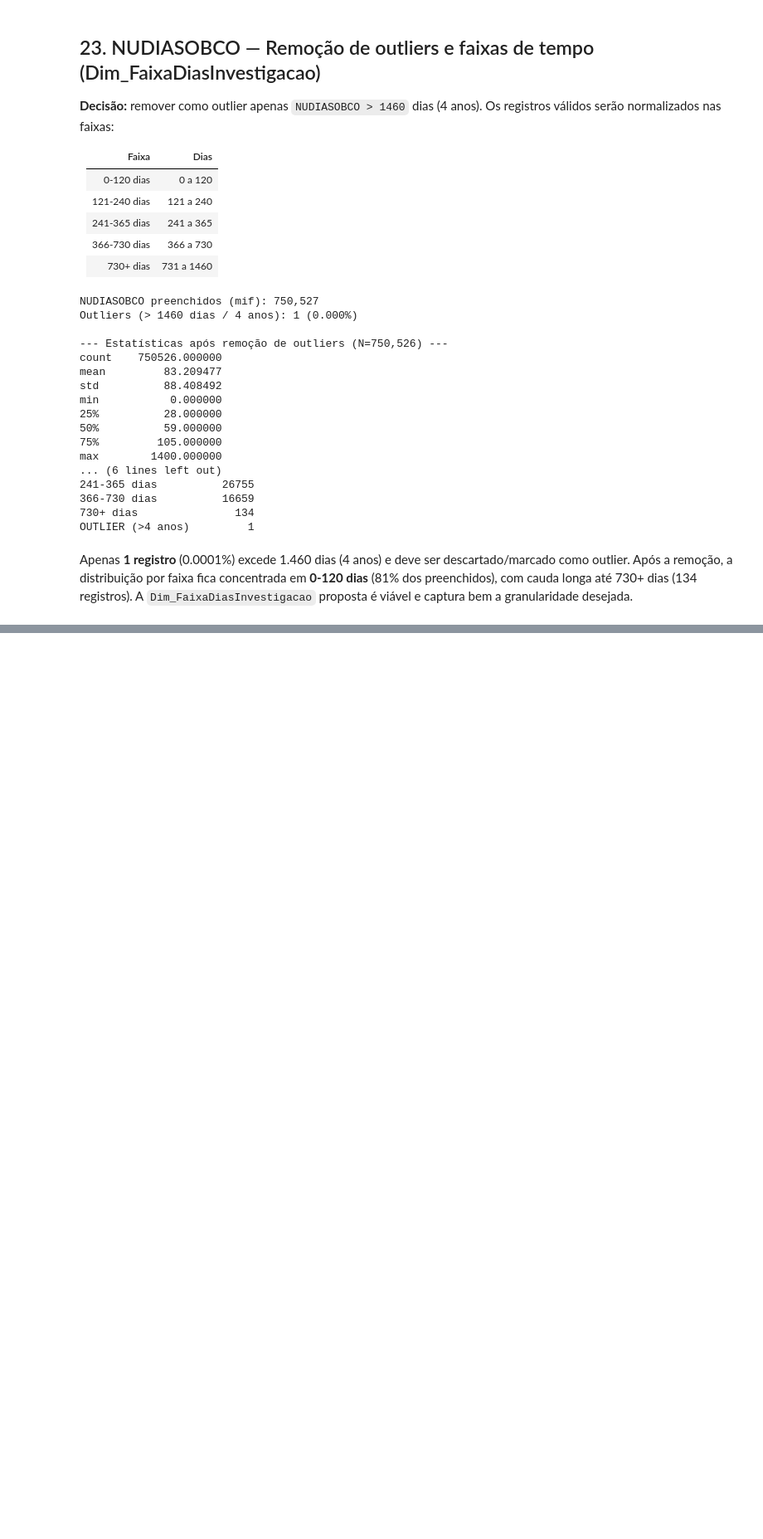
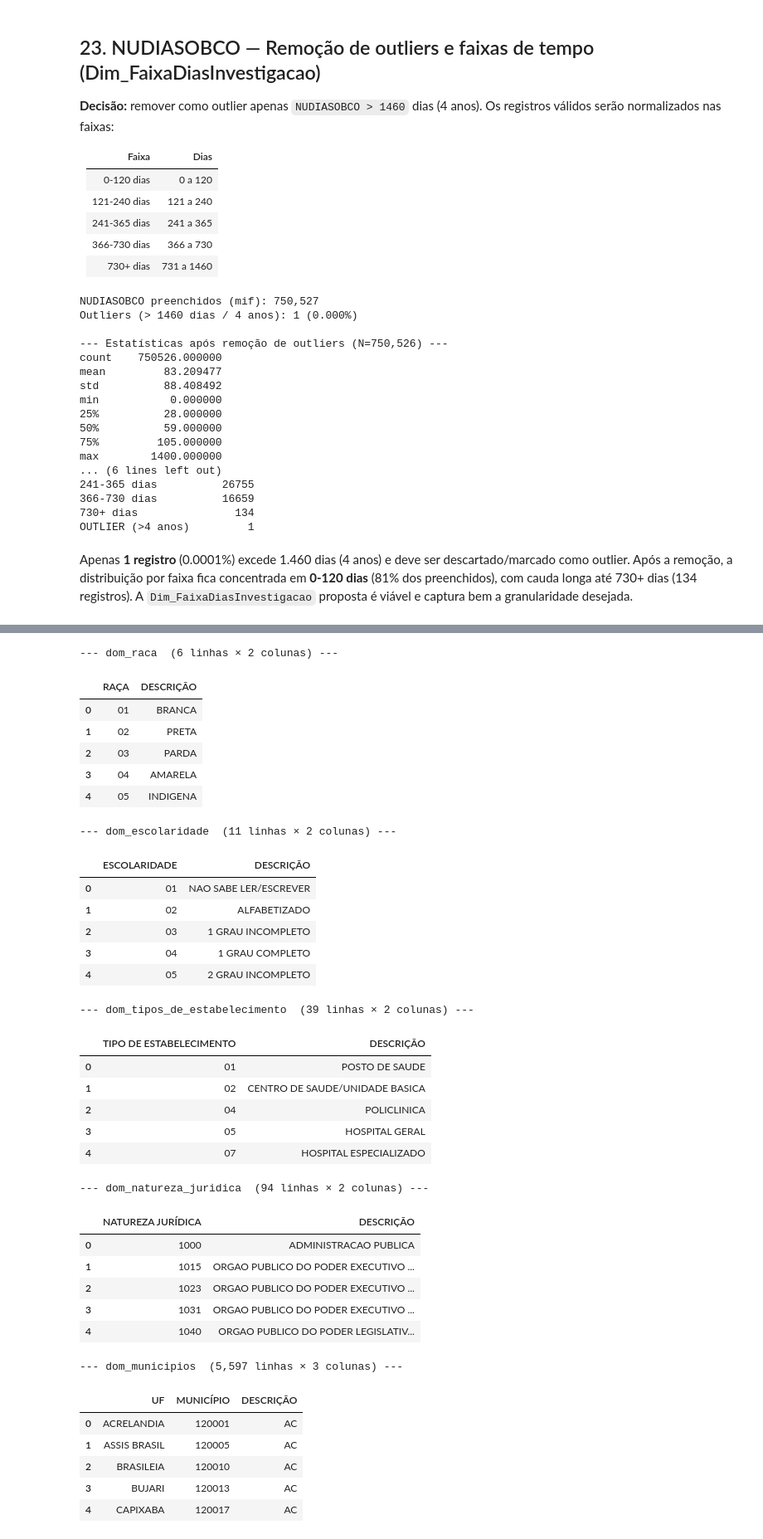
Before and after one commit to baquerolima/maternal_mortality_analysis, a Jupyter notebook: exploracoes/analisa_variaveis_dim.ipynb, the cells around one changed output, grey strips where cells are left out. Shown at 83% size. Drawn from its saved outputs; the diff is of its cells as text; code cells hidden in the pictures; blank space fills up the shorter version.

```diff
--- a/exploracoes/analisa_variaveis_dim.ipynb
+++ b/exploracoes/analisa_variaveis_dim.ipynb
@@ -2173,0 +2203,46 @@ Apenas **1 registro** (0.0001%) excede 1.460 dias (4 anos) e deve ser descartado
+# %%
+# ============================================================================
+# PRÉVIA DE TABELAS-CHAVE (código -> descrição)
+# ============================================================================
+for nome in ['dom_raca', 'dom_escolaridade', 'dom_tipos_de_estabelecimento',
+             'dom_natureza_juridica', 'dom_municipios']:
+    df = cnes_dominios[nome]
+    print(f"--- {nome}  ({df.shape[0]:,} linhas × {df.shape[1]} colunas) ---")
+    display(df.head())
+    print()
+# %% [output]
+--- dom_raca  (6 linhas × 2 colunas) ---
+|  | RAÇA | DESCRIÇÃO |
+| 0 | 01 | BRANCA |
+| 1 | 02 | PRETA |
+| 2 | 03 | PARDA |
+| 3 | 04 | AMARELA |
+| 4 | 05 | INDIGENA |
+--- dom_escolaridade  (11 linhas × 2 colunas) ---
+|  | ESCOLARIDADE | DESCRIÇÃO |
+| 0 | 01 | NAO SABE LER/ESCREVER |
+| 1 | 02 | ALFABETIZADO |
+| 2 | 03 | 1 GRAU INCOMPLETO |
+| 3 | 04 | 1 GRAU COMPLETO |
+| 4 | 05 | 2 GRAU INCOMPLETO |
+--- dom_tipos_de_estabelecimento  (39 linhas × 2 colunas) ---
+|  | TIPO DE ESTABELECIMENTO | DESCRIÇÃO |
+| 0 | 01 | POSTO DE SAUDE |
+| 1 | 02 | CENTRO DE SAUDE/UNIDADE BASICA |
+| 2 | 04 | POLICLINICA |
+| 3 | 05 | HOSPITAL GERAL |
+| 4 | 07 | HOSPITAL ESPECIALIZADO |
+--- dom_natureza_juridica  (94 linhas × 2 colunas) ---
+|  | NATUREZA JURÍDICA | DESCRIÇÃO |
+| 0 | 1000 | ADMINISTRACAO PUBLICA |
+| 1 | 1015 | ORGAO PUBLICO DO PODER EXECUTIVO ... |
+| 2 | 1023 | ORGAO PUBLICO DO PODER EXECUTIVO ... |
+| 3 | 1031 | ORGAO PUBLICO DO PODER EXECUTIVO ... |
+| 4 | 1040 | ORGAO PUBLICO DO PODER LEGISLATIV... |
+--- dom_municipios  (5,597 linhas × 3 colunas) ---
+|  | UF | MUNICÍPIO | DESCRIÇÃO |
+| 0 | ACRELANDIA | 120001 | AC |
+| 1 | ASSIS BRASIL | 120005 | AC |
+| 2 | BRASILEIA | 120010 | AC |
+| 3 | BUJARI | 120013 | AC |
+| 4 | CAPIXABA | 120017 | AC |
```
Also changed, not shown: parts of 31 cells of this notebook.
